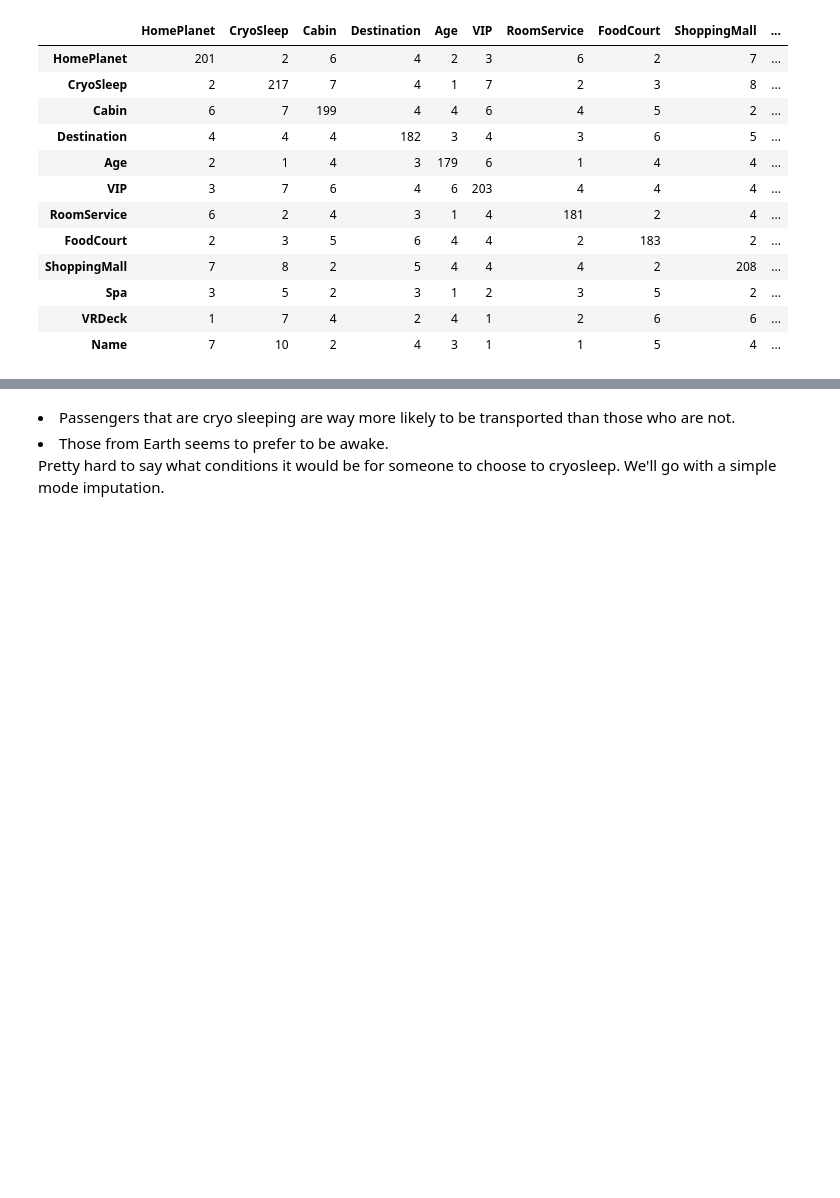
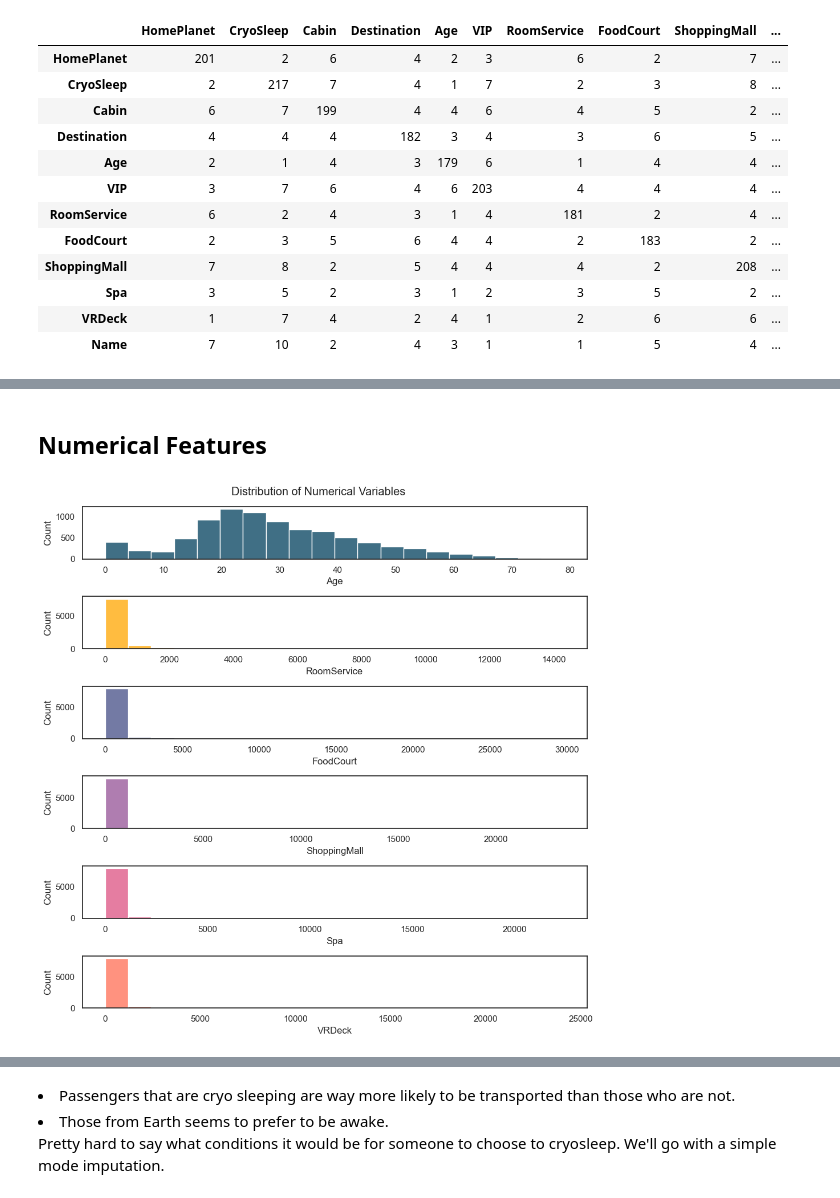
Before and after one commit to edwstanzah/spaceship-titanic, a Jupyter notebook: notebooks/EDA.ipynb, the cells around one changed output, grey strips where cells are left out. Saved outputs shown, nothing was run; the diff lists cells and outputs as text; code cells hidden in the pictures; blank space fills up the shorter version.

```diff
--- a/notebooks/EDA.ipynb
+++ b/notebooks/EDA.ipynb
@@ -36,3 +34,4 @@ CMAP = ['#003f5c', '#ffa600', '#bc5090', '#7a5195']
 # %%
-df = pd.read_csv('../data/train.csv')
+train = pd.read_csv('../data/train.csv')
+test = pd.read_csv('../data/test.csv')
 # %% [markdown]
@@ -235,11 +232,0 @@ In essence, we are looking to see if the missing values overlap a lot between co
-# %%
-num_cols = ['Age', 'RoomService', 'FoodCourt', 'ShoppingMall', 'Spa', 'VRDeck']
-
-fig, ax = plt.subplots(figsize=(10,10), dpi=100, nrows=6)
-
-fig.suptitle('Distribution of Numerical Variables')
-
-for i, col in enumerate(num_cols):
-    sns.histplot(data=df, x=col, ax=ax[i], bins=20)
-
-fig.tight_layout()
@@ -248,12 +232,0 @@ fig.tight_layout()
-# %%
-# zoom in the distribution
-spend_cols = ['RoomService', 'FoodCourt', 'ShoppingMall', 'Spa', 'VRDeck']
-
-fig, ax = plt.subplots(figsize=(5,10), dpi=100, nrows=5)
-fig.suptitle('Distribution of Expenditures up to 100 people')
-
-for i, col in enumerate(spend_cols):
-    sns.histplot(data=df, x=col,ax=ax[i], bins=20)
-    ax[i].set_ylim(0,100)
-
-fig.tight_layout()
@@ -287,7 +232,0 @@ The median of age is: 27.0
-# %%
-# impute luxury amenities columns
-luxury_cols = ['RoomService', 'FoodCourt', 'ShoppingMall', 'Spa', 'VRDeck']
-
-for col in luxury_cols:
-    df[col] = df[col].fillna(df[col].median())
-    print(f"The median of {col} is {df[col].median()} ")
@@ -415,0 +253,15 @@ sns.countplot(data=df, x='CryoSleep', hue='Transported', palette=CMAP);
+# %% [markdown]
+## Numerical Features
+# %%
+num_cols = ['Age', 'RoomService', 'FoodCourt', 'ShoppingMall', 'Spa', 'VRDeck']
+
+fig, ax = plt.subplots(figsize=(10,10), dpi=100, nrows=6)
+
+fig.suptitle('Distribution of Numerical Variables')
+
+for i, col in enumerate(num_cols):
+    sns.histplot(data=train, x=col, ax=ax[i], bins=20, color=CMAP[i])
+
+fig.tight_layout()
+# %% [output]
+[figure, added]
```
Also changed, not shown: parts of 206 cells of this notebook, 59 other files.
